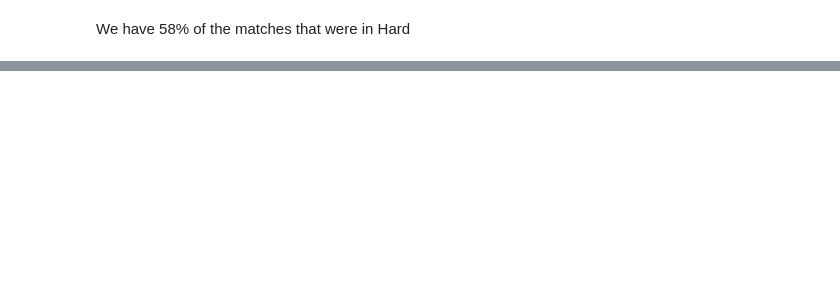
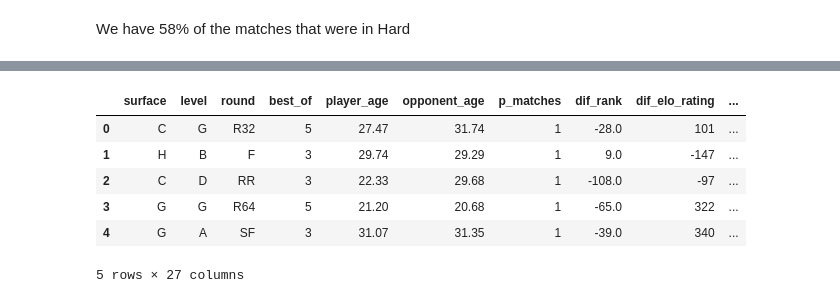
Before and after one commit to Thrynk/Tennis-prediction, a Jupyter notebook: Tennis.ipynb, the cells around one changed output, grey strips where cells are left out. Cells and saved outputs as stored; diff of their text form; code cells hidden in the pictures; blank space fills up the shorter version.

```diff
--- a/Tennis.ipynb
+++ b/Tennis.ipynb
@@ -251,0 +298,24 @@ TypeError: string indices must be integers
+# %%
+combine = [train_df, test_df]
+for dataset in combine:
+    dataset['dif_avg_ace'] = dataset['p_avg_ace'] - dataset['o_avg_ace']
+    dataset['dif_avg_df'] = dataset['p_avg_df'] - dataset['o_avg_df']
+    dataset['dif_avg_sv_pt'] = dataset['p_avg_sv_pt'] - dataset['o_avg_sv_pt']
+    dataset['dif_avg_1st_in'] = dataset['p_avg_1st_in'] - dataset['o_avg_1st_in']
+    dataset['dif_avg_1st_won'] = dataset['p_avg_1st_won'] - dataset['o_avg_1st_won']
+    dataset['dif_avg_2nd_won'] = dataset['p_avg_2nd_won'] - dataset['o_avg_2nd_won']
+    dataset['dif_avg_sv_gms'] = dataset['p_avg_sv_gms'] - dataset['o_avg_sv_gms']
+    dataset['dif_avg_bp_sv'] = dataset['p_avg_bp_sv'] - dataset['o_avg_bp_sv']
+    dataset['dif_avg_bp_fc'] = dataset['p_avg_bp_fc'] - dataset['o_avg_bp_fc']
+
+train_df = train_df.drop(['p_avg_ace','o_avg_ace','p_avg_df','o_avg_df','p_avg_sv_pt','o_avg_sv_pt','p_avg_1st_in',
+                          'o_avg_1st_in','p_avg_1st_won','o_avg_1st_won','p_avg_2nd_won','o_avg_2nd_won','p_avg_sv_gms','o_avg_sv_gms','p_avg_bp_sv','o_avg_bp_sv','p_avg_bp_fc','o_avg_bp_fc'], axis=1)
+train_df.head()
+# %% [output]
+|  | surface | level | round | best_of | player_age | opponent_age | p_matches | dif_rank | dif_elo_rating | ... |
+| 0 | C | G | R32 | 5 | 27.47 | 31.74 | 1 | -28.0 | 101 | ... |
+| 1 | H | B | F | 3 | 29.74 | 29.29 | 1 | 9.0 | -147 | ... |
+| 2 | C | D | RR | 3 | 22.33 | 29.68 | 1 | -108.0 | -97 | ... |
+| 3 | G | G | R64 | 5 | 21.20 | 20.68 | 1 | -65.0 | 322 | ... |
+| 4 | G | A | SF | 3 | 31.07 | 31.35 | 1 | -39.0 | 340 | ... |
+5 rows × 27 columns
```
Also changed, not shown: parts of 14 cells of this notebook, 2 other files.
